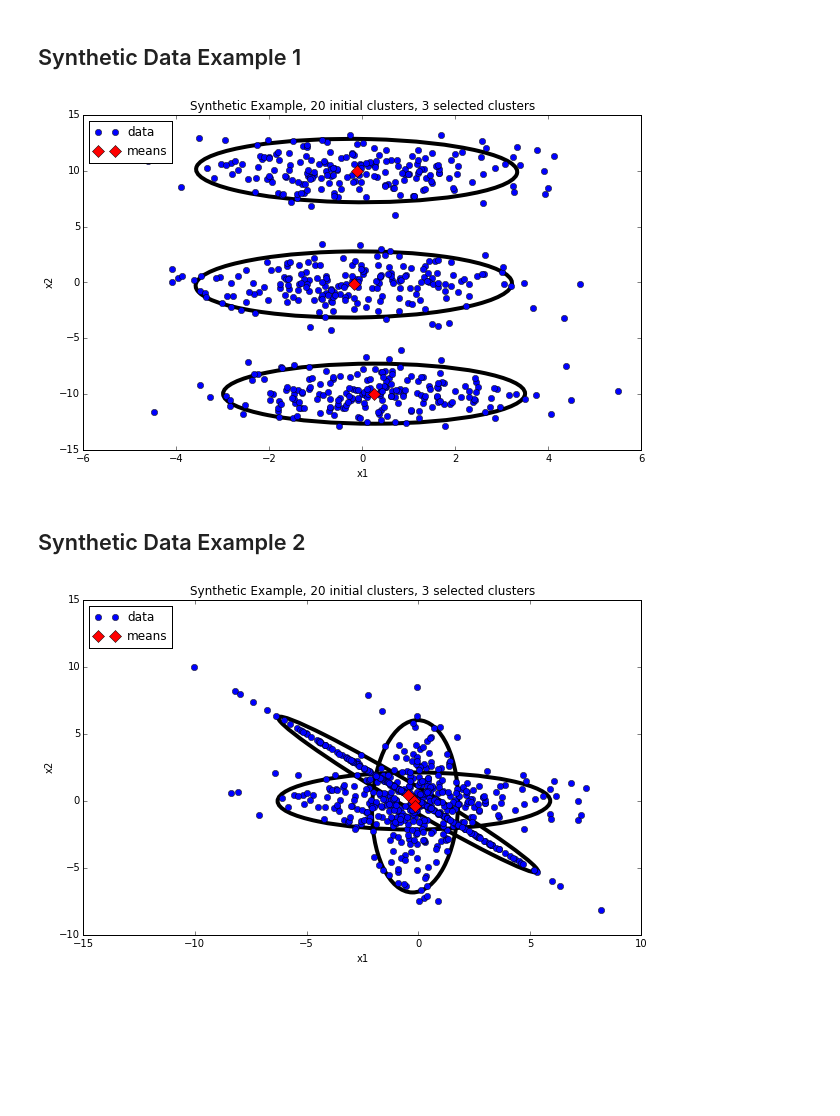
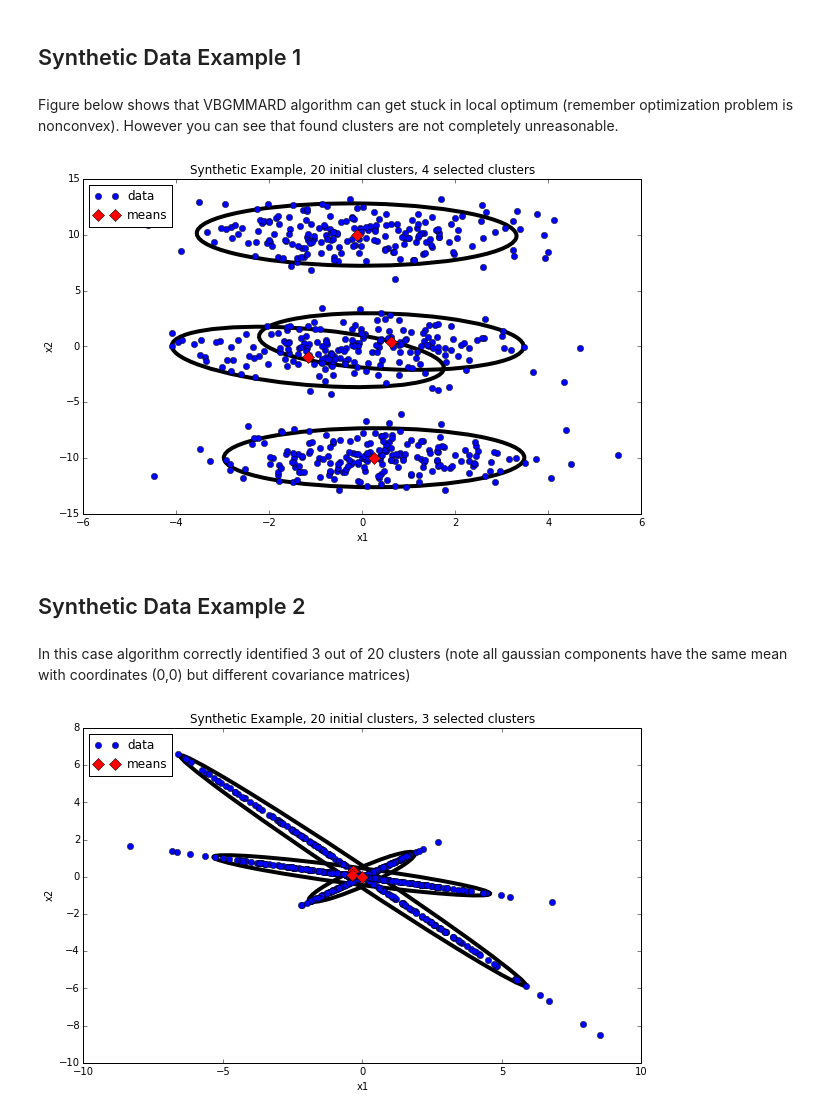
Before and after one commit to AmazaspShumik/sklearn-bayes, a Jupyter notebook: ipython_notebooks_tutorials/mixture_models/example_gaussian_mixture_with_ard.ipynb, the cells around one changed output. Drawn from its saved outputs; the diff is of its cells as text; code cells hidden in the pictures; blank space fills up the shorter version.

Commit message:
gaussian mixture model example

```diff
--- a/ipython_notebooks_tutorials/mixture_models/example_gaussian_mixture_with_ard.ipynb
+++ b/ipython_notebooks_tutorials/mixture_models/example_gaussian_mixture_with_ard.ipynb
@@ -44,12 +45,11 @@ def plotter(X, max_k,title, rand_state = 1, prune_thresh = 1e-5, mfa_max_iter =
     :instance of VBGMMARD class
     '''
     # fit model & get parameters
-    gmm = VBGMMARD(max_components = max_k, prune_thresh = prune_thresh,
-                   mfa_max_iter = mfa_max_iter, rand_state = rand_state)
+    gmm = VBGMMARD(n_components = max_k, prune_thresh = prune_thresh,
+                   n_mfa_iter = mfa_max_iter)
     gmm.fit(X)
-    params  = gmm.get_params()
-    centers = params['means']
-    covars  = params['covars']
+    centers = gmm.means_
+    covars  = gmm.covars_
     k_selected = centers.shape[0]
 
     # plot data
@@ -128,5 +132,7 @@ geyser_model_gmm2  = plotter(Data, 20,'Old Faithful', mfa_max_iter = 1)
 # %% [markdown]
 ## Synthetic Data Example 1
+# %% [markdown]
+Figure below shows that VBGMMARD algorithm can get stuck in local optimum (remember optimization problem is nonconvex). However you can see that found clusters are not completely unreasonable.
 # %%
 X = np.zeros([600,2])
 np.random.seed(0)
@@ -134,17 +140,20 @@ X[0:200,:]   = np.random.multivariate_normal(mean = (0,10), cov = [[3,0],[0,2]],
 X[200:400,:] = np.random.multivariate_normal(mean = (0,0) , cov = [[3,0],[0,2]], size = 200)
 X[400:600,:] = np.random.multivariate_normal(mean = (0,-10) , cov = [[3,0],[0,2]], size = 200)
 
-sy_gmm_1 = plotter(X,10,'Synthetic Example')
+sy_gmm_1 = plotter(X,20,'Synthetic Example')
 # %% [output]
-[figure, old version]
+[figure, new version]
 # %% [markdown]
 ## Synthetic Data Example 2
+# %% [markdown]
+In this case algorithm correctly identified 3 out of 20 clusters (note all gaussian components have  the same mean with coordinates (0,0) but different covariance matrices)
 # %%
 X = np.zeros([600,2])
 np.random.seed(0)
-X[0:200,:]   = np.random.multivariate_normal(mean = (0,0), cov = [[10,0],[0,1]], size = 200)
-X[200:400,:] = np.random.multivariate_normal(mean = (0,0), cov = [[1,0],[0,10]], size = 200)
-X[400:600,:] = np.random.multivariate_normal(mean = (0,0), cov = [[10,-10],[10,-10]], size = 200)
+X[0:200,:]   = np.random.multivariate_normal(mean = (0,0), cov = [[3,-2],[5,-8]], size = 200)
+X[200:400,:] = np.random.multivariate_normal(mean = (0,0), cov = [[-10,10],[-10,10]], size = 200)
+X[400:600,:] = np.random.multivariate_normal(mean = (0,0), cov = [[5,-1],[5,-1]], size = 200)
+
 sy_gmm_2 = plotter(X,20,'Synthetic Example', prune_thresh = 1e-5, mfa_max_iter = 10)
 # %% [output]
-[figure, old version]
+[figure, new version]
```
Also changed, not shown: parts of 4 cells of this notebook.
